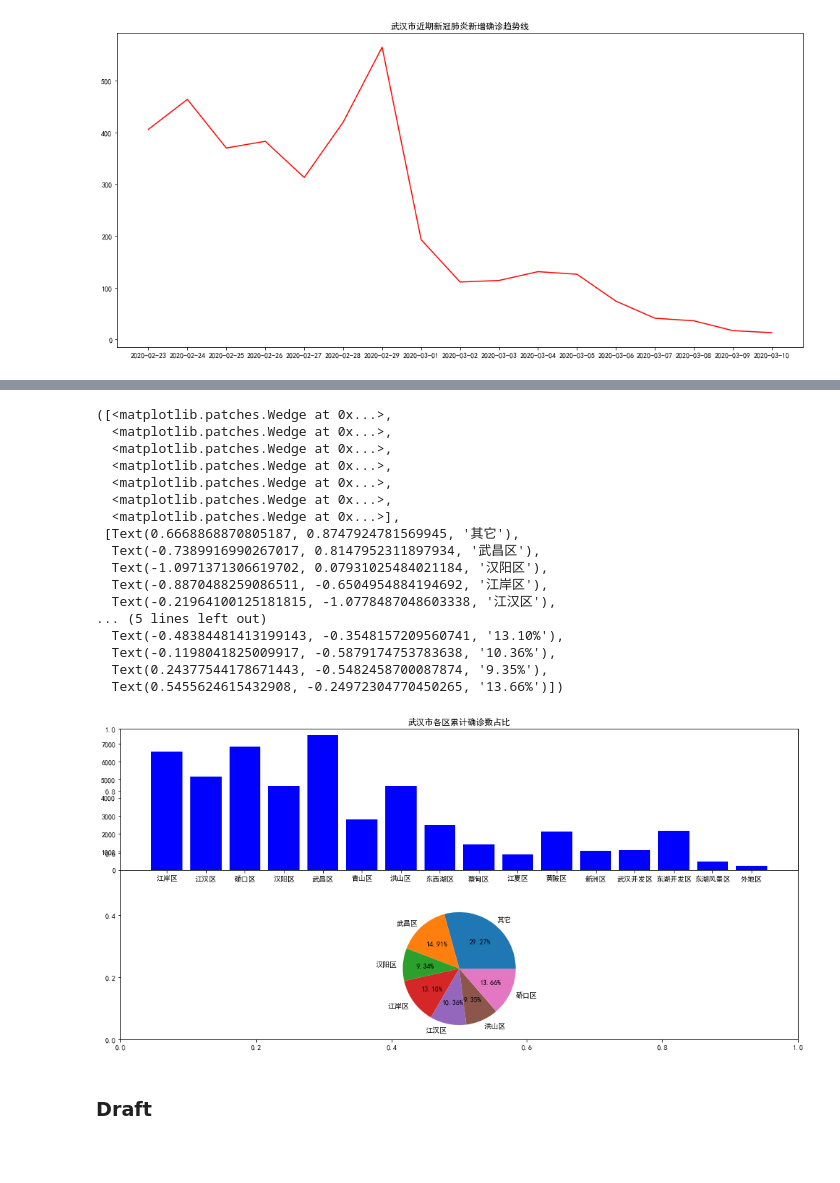
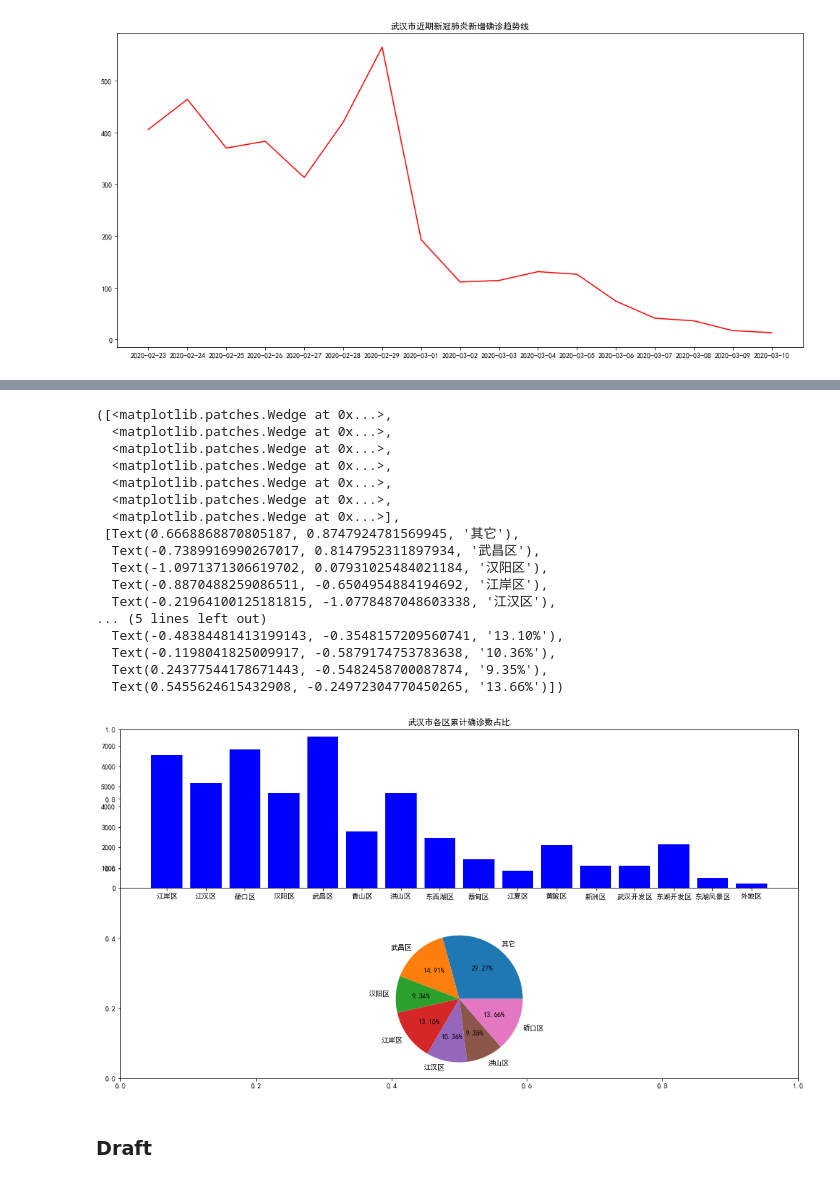
Before and after one commit to xinruigoalForTrain/StayStrongWuHan, a Jupyter notebook: trend_in_wuhan.ipynb, the cells around one changed output, grey strips where cells are left out. Cells and saved outputs as stored; diff of their text form; code cells hidden in the pictures; blank space fills up the shorter version.

```diff
--- a/trend_in_wuhan.ipynb
+++ b/trend_in_wuhan.ipynb
@@ -685,40 +685,40 @@ def collect_other_section(loc_key):
     else:
         return '其它'
 # %%
-fig = plt.figure(figsize=(17,8))
+fig = plt.figure(figsize=(17,9))
 plt.title("武汉市各区累计确诊数占比")
 ax8 = fig.add_subplot(211)
 x1 = df_loc.columns[1:]
 x1_out = pd.Series(x1).apply(lambda x:dict_loc[x])
 x1_out
 y8 = df_wh.sort_values(by='date',ascending=False).iloc[0][x1]
 plt.bar(x1_out,y8,color='blue',label='武汉市各区累计确诊数')
 ax9 = fig.add_subplot(212)
 df_loc_distribution = pd.DataFrame(data=y8)
 df_loc_distribution['loc_label'] = pd.Series(y8.index.values).apply(collect_other_section).values
 df_loc_distribution.rename(columns={0:'loc_count'},inplace=True)
 s2 = df_loc_distribution.groupby('loc_label').sum()
 # print(s2.index.values)
 ax9.pie(s2,autopct='%1.2f%%',labels=s2.index.values)
 # %% [output]
 ([<matplotlib.patches.Wedge at 0x...>,
   <matplotlib.patches.Wedge at 0x...>,
   <matplotlib.patches.Wedge at 0x...>,
   <matplotlib.patches.Wedge at 0x...>,
   <matplotlib.patches.Wedge at 0x...>,
   <matplotlib.patches.Wedge at 0x...>,
   <matplotlib.patches.Wedge at 0x...>],
  [Text(0.6668868870805187, 0.8747924781569945, '其它'),
   Text(-0.7389916990267017, 0.8147952311897934, '武昌区'),
   Text(-1.0971371306619702, 0.07931025484021184, '汉阳区'),
   Text(-0.8870488259086511, -0.6504954884194692, '江岸区'),
   Text(-0.21964100125181815, -1.0778487048603338, '江汉区'),
 ... (5 lines left out)
   Text(-0.48384481413199143, -0.3548157209560741, '13.10%'),
   Text(-0.1198041825009917, -0.5879174753783638, '10.36%'),
   Text(0.24377544178671443, -0.5482458700087874, '9.35%'),
   Text(0.5455624615432908, -0.24972304770450265, '13.66%')])
-[figure, old version]
+[figure, new version]
 # %% [markdown]
 ### Draft
 # %%
```
Also changed, not shown: parts of 4 cells of this notebook.
